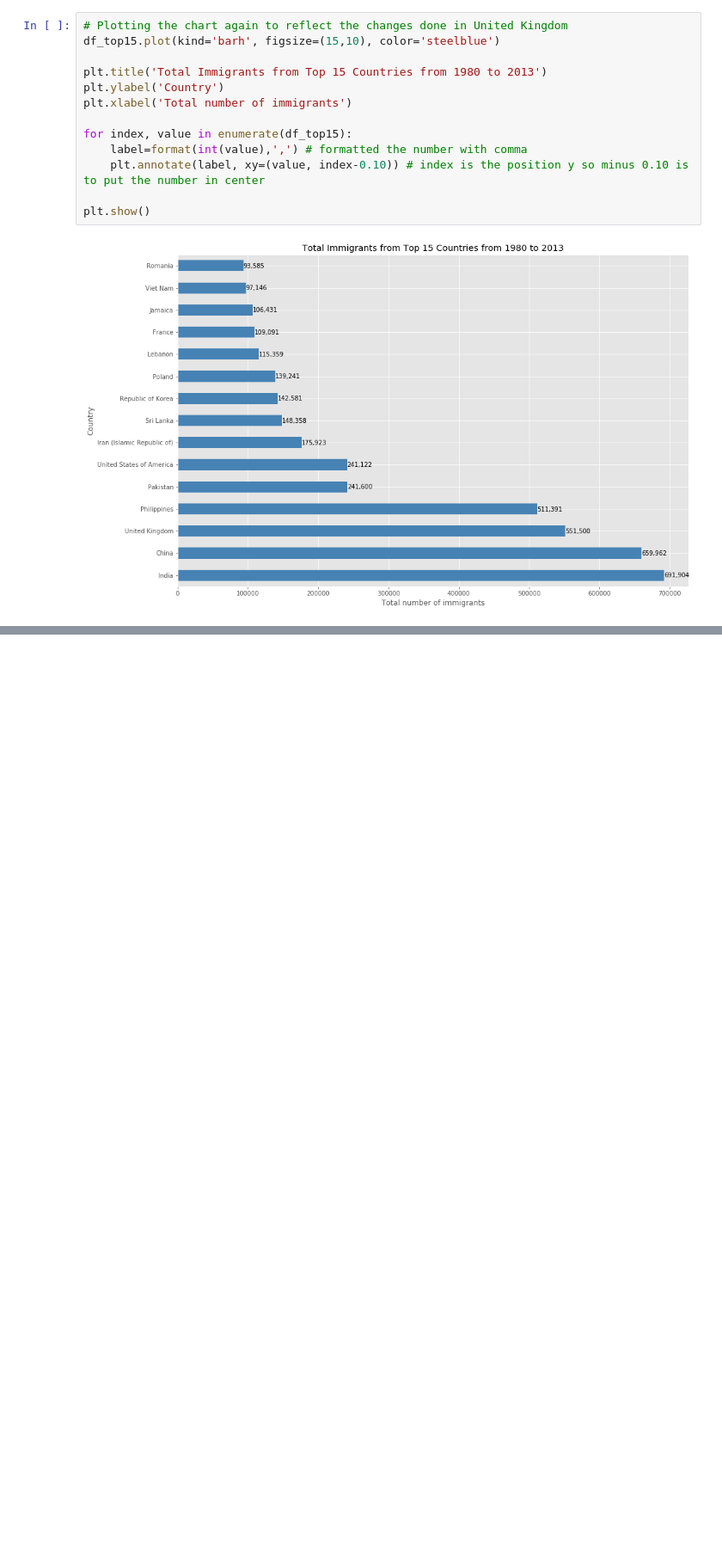
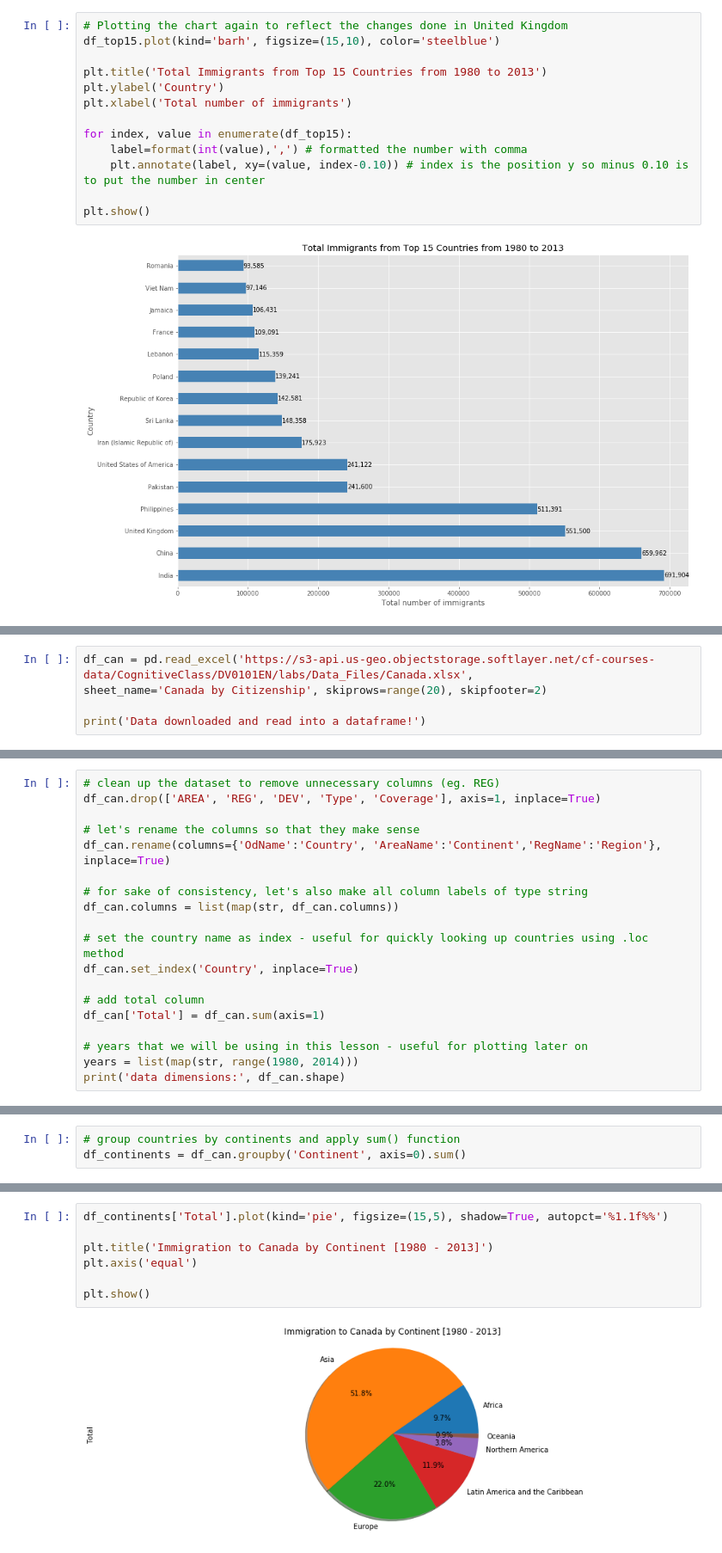
Before and after one commit to baliyanvinay/Python-Basics, a Jupyter notebook: matplotlib-Migration data to Canda.ipynb, the cells around one changed output, grey strips where cells are left out. Shown at 86% size. Cells and saved outputs as stored; diff of their text form; blank space fills up the shorter version.

```diff
--- a/matplotlib-Migration data to Canda.ipynb
+++ b/matplotlib-Migration data to Canda.ipynb
@@ -1010,0 +1016,5 @@ plt.show()
+# %%
+df_can = pd.read_excel('https://s3-api.us-geo.objectstorage.softlayer.net/cf-courses-data/CognitiveClass/DV0101EN/labs/Data_Files/Canada.xlsx',
+sheet_name='Canada by Citizenship', skiprows=range(20), skipfooter=2)
+
+print('Data downloaded and read into a dataframe!')
@@ -1010,0 +1023,19 @@ plt.show()
+# %%
+# clean up the dataset to remove unnecessary columns (eg. REG)
+df_can.drop(['AREA', 'REG', 'DEV', 'Type', 'Coverage'], axis=1, inplace=True)
+
+# let's rename the columns so that they make sense
+df_can.rename(columns={'OdName':'Country', 'AreaName':'Continent','RegName':'Region'}, inplace=True)
+
+# for sake of consistency, let's also make all column labels of type string
+df_can.columns = list(map(str, df_can.columns))
+
+# set the country name as index - useful for quickly looking up countries using .loc method
+df_can.set_index('Country', inplace=True)
+
+# add total column
+df_can['Total'] = df_can.sum(axis=1)
+
+# years that we will be using in this lesson - useful for plotting later on
+years = list(map(str, range(1980, 2014)))
+print('data dimensions:', df_can.shape)
@@ -1010,0 +1050,3 @@ plt.show()
+# %%
+# group countries by continents and apply sum() function
+df_continents = df_can.groupby('Continent', axis=0).sum()
@@ -1010,0 +1064,9 @@ plt.show()
+# %%
+df_continents['Total'].plot(kind='pie', figsize=(15,5), shadow=True, autopct='%1.1f%%')
+
+plt.title('Immigration to Canada by Continent [1980 - 2013]')
+plt.axis('equal')
+
+plt.show()
+# %% [output]
+[figure, added]
```
Also changed, not shown: parts of 49 cells of this notebook.
